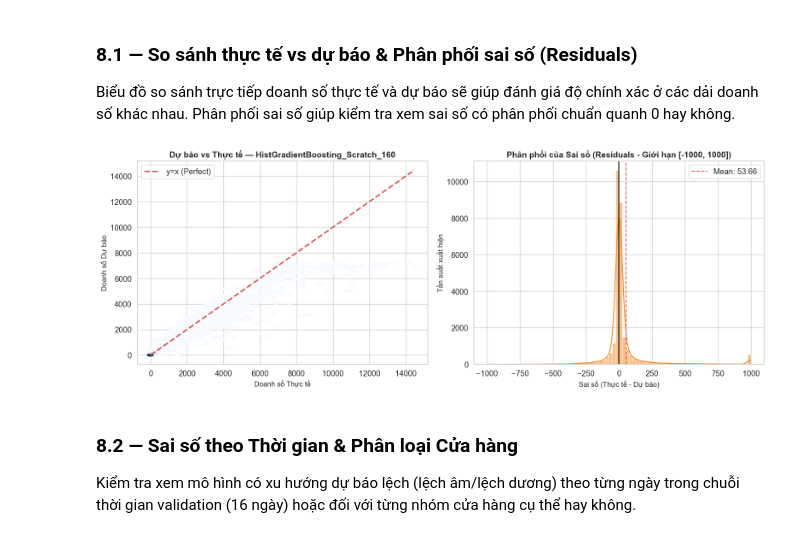
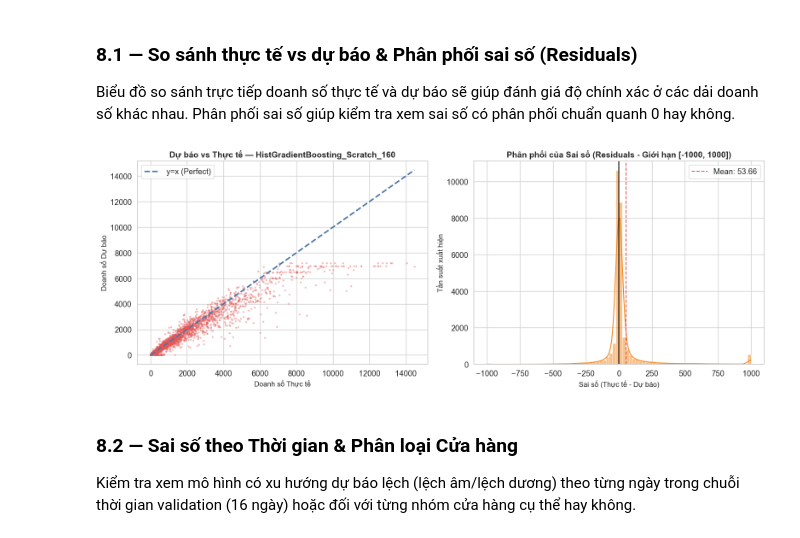
Before and after one commit to QuangManhAI/lab02-machine-learning, a Jupyter notebook: notebooks/store_sales_forecasting_new_data.ipynb, the cells around one changed output. Cells and saved outputs as stored; diff of their text form; code cells hidden in the pictures.

```diff
--- a/notebooks/store_sales_forecasting_new_data.ipynb
+++ b/notebooks/store_sales_forecasting_new_data.ipynb
@@ -719,10 +719,12 @@ def rmsle(y_true: pd.Series | np.ndarray, y_pred: np.ndarray) -> float:
 
 def sales_metrics(y_true: pd.Series, y_pred: np.ndarray) -> dict[str, float]:
     clipped = np.clip(y_pred, 0, None)
+    mse = float(mean_squared_error(y_true, clipped))
     return {
         "RMSLE": rmsle(y_true, clipped),
         "MAE": float(mean_absolute_error(y_true, clipped)),
-        "RMSE": float(np.sqrt(mean_squared_error(y_true, clipped))),
+        "MSE": mse,
+        "RMSE": float(np.sqrt(mse)),
         "R2": float(r2_score(y_true, clipped)),
     }
 
@@ -1072,36 +1265,36 @@ Biểu đồ so sánh trực tiếp doanh số thực tế và dự báo sẽ gi
 # %%
 valid_diagnostics = valid_df[["date", "store_nbr", "family", TARGET]].copy()
 valid_diagnostics["prediction"] = best_valid_pred
 valid_diagnostics["residual"] = valid_diagnostics[TARGET] - valid_diagnostics["prediction"]
 
 fig, axes = plt.subplots(1, 2, figsize=(16, 6))
 
 # Lấy mẫu vẽ
 sample = valid_diagnostics.sample(n=min(15_000, len(valid_diagnostics)), random_state=RANDOM_STATE)
 
 # 1. Scatter predicted vs actual sử dụng hexbin để biểu diễn mật độ điểm tốt hơn
-axes[0].hexbin(sample[TARGET], sample["prediction"], gridsize=40, cmap="Blues", mincnt=1)
+axes[0].scatter(sample[TARGET], sample["prediction"], alpha=0.3, color=COLORS["accent"], s=5)
 max_value = max(float(sample[TARGET].max()), float(sample["prediction"].max()))
-axes[0].plot([0, max_value], [0, max_value], color=COLORS["accent"], linewidth=2.5, linestyle="--", label="y=x (Perfect)")
+axes[0].plot([0, max_value], [0, max_value], color=COLORS["primary"], linewidth=2.5, linestyle="--", label="y=x (Perfect)")
 axes[0].set_title(f"Dự báo vs Thực tế — {best_model_name}")
 axes[0].set_xlabel("Doanh số Thực tế")
 axes[0].set_ylabel("Doanh số Dự báo")
 axes[0].legend()
 
 # 2. Histogram residual kèm KDE line
 sns.histplot(valid_diagnostics["residual"].clip(-1000, 1000), bins=80, color=COLORS["secondary"], edgecolor="white", ax=axes[1], kde=True)
 axes[1].axvline(0, color="black", linewidth=1.5, linestyle="-")
 res_mean = valid_diagnostics["residual"].mean()
 axes[1].axvline(res_mean, color=COLORS["accent"], linewidth=1.5, linestyle="--", label=f"Mean: {res_mean:.2f}")
 axes[1].set_title("Phân phối của Sai số (Residuals - Giới hạn [-1000, 1000])")
 axes[1].set_xlabel("Sai số (Thực tế - Dự báo)")
 axes[1].set_ylabel("Tần suất xuất hiện")
 axes[1].legend()
 
 plt.tight_layout()
 plt.show()
 # %% [output]
-[figure, old version]
+[figure, new version]
 # %% [markdown]
 ### 8.2 — Sai số theo Thời gian & Phân loại Cửa hàng
 Kiểm tra xem mô hình có xu hướng dự báo lệch (lệch âm/lệch dương) theo từng ngày trong chuỗi thời gian validation (16 ngày) hoặc đối với từng nhóm cửa hàng cụ thể hay không.
```
Also changed, not shown: parts of 9 cells of this notebook, 1 other file.
